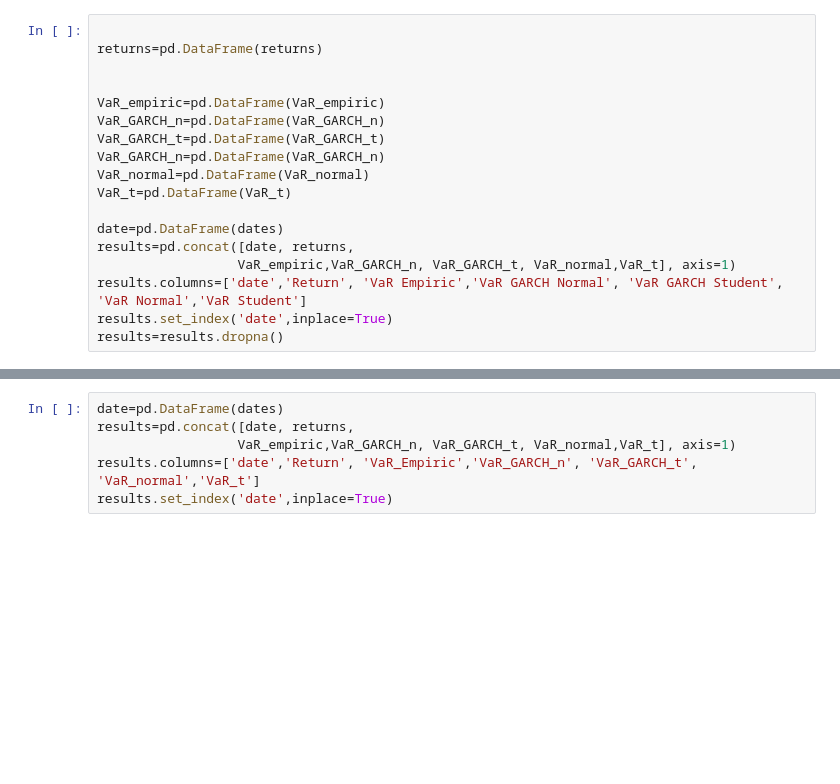
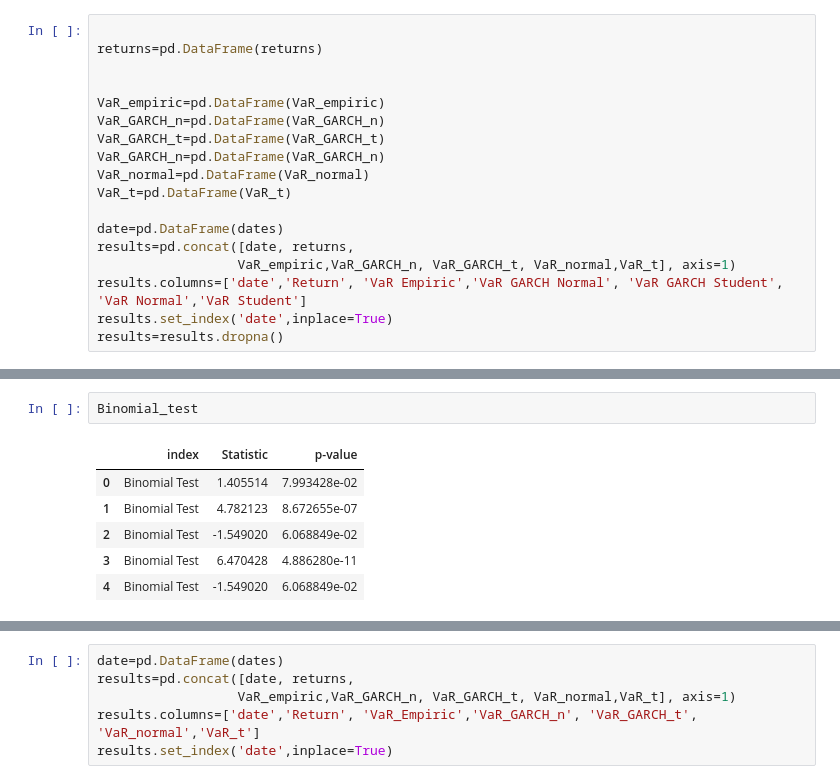
Before and after one commit to danpele/Stat_fin_markets, a Jupyter notebook: SFM_Rolling_VaR/SFM_Rolling_VaR.ipynb, the cells around one changed output, grey strips where cells are left out. Drawn from its saved outputs; the diff is of its cells as text; blank space fills up the shorter version.

```diff
--- a/SFM_Rolling_VaR/SFM_Rolling_VaR.ipynb
+++ b/SFM_Rolling_VaR/SFM_Rolling_VaR.ipynb
@@ -417,3 +434,12 @@ Name: Binomial Test, dtype: float64
+# %%
+Binomial_test
+# %% [output]
+|  | index | Statistic | p-value |
+| 0 | Binomial Test | 1.405514 | 7.993428e-02 |
+| 1 | Binomial Test | 4.782123 | 8.672655e-07 |
+| 2 | Binomial Test | -1.549020 | 6.068849e-02 |
+| 3 | Binomial Test | 6.470428 | 4.886280e-11 |
+| 4 | Binomial Test | -1.549020 | 6.068849e-02 |
 # %%
 variants= ['VaR Empiric','VaR GARCH Normal', 'VaR GARCH Student', 'VaR Normal','VaR Student']
 Binomial_test=[]
```
Also changed, not shown: parts of 20 cells of this notebook.
